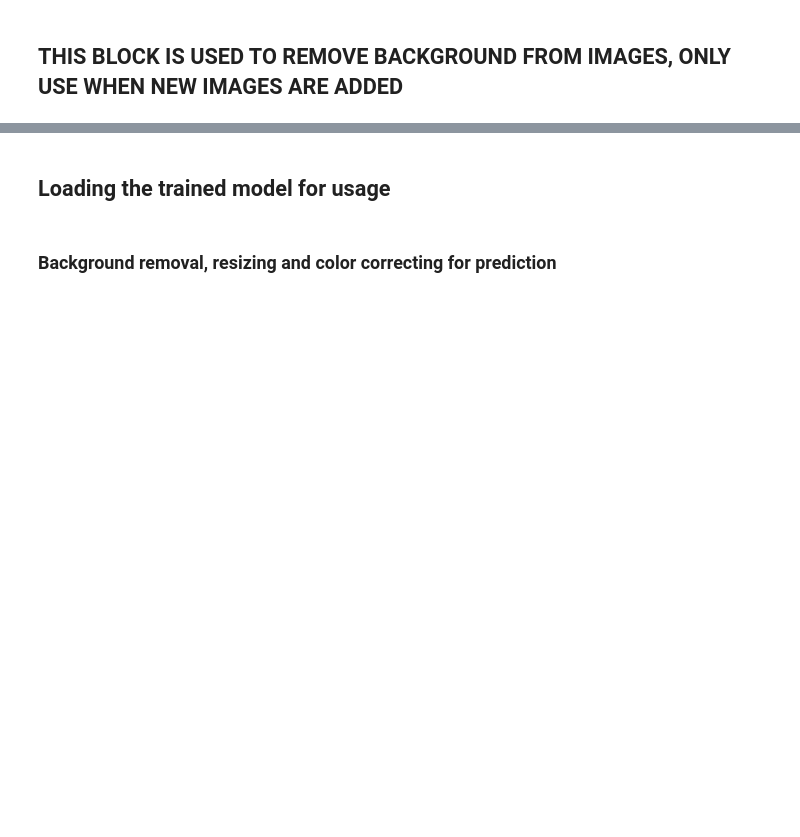
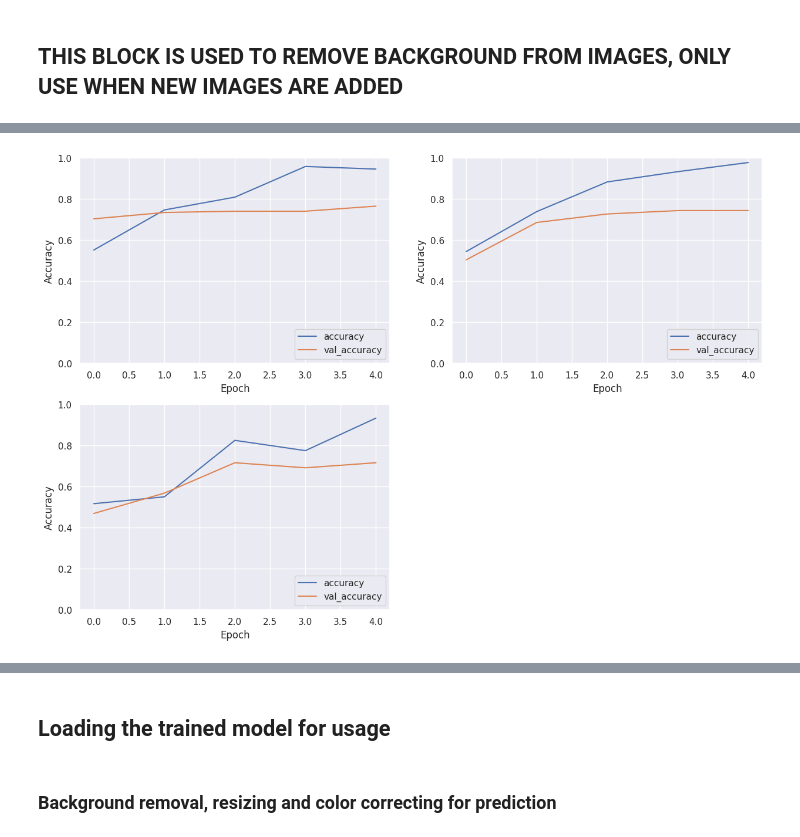
Before and after one commit to ch0ry/AI-Fashion-Discriminator, a Jupyter notebook: AI Fashion Discriminator.ipynb, the cells around one changed output, grey strips where cells are left out. Saved outputs shown, nothing was run; the diff lists cells and outputs as text; code cells hidden in the pictures; blank space fills up the shorter version.

```diff
--- a/AI Fashion Discriminator.ipynb
+++ b/AI Fashion Discriminator.ipynb
@@ -216,10 +229,0 @@ To enable them in other operations, rebuild TensorFlow with the appropriate comp
-# %%
-model.compile(optimizer='adadelta',
-              loss=tf.keras.losses.BinaryCrossentropy(from_logits=True),
-              metrics=['accuracy'])
-
-y_test = np.asarray(y_test)
-
-y_train = np.asarray(y_train)
-history = model.fit(X_train, y_train, epochs=15,
-                    validation_data=(X_test, y_test))
@@ -226,9 +250,15 @@ history = model.fit(X_train, y_train, epochs=15,
 # %%
-plt.plot(history.history['accuracy'], label='accuracy')
-plt.plot(history.history['val_accuracy'], label = 'val_accuracy')
-plt.xlabel('Epoch')
-plt.ylabel('Accuracy')
-plt.ylim([0.5, 1])
-plt.legend(loc='lower right')
+fig = plt.figure(figsize = (15, 10))
+
+for history in histories:
+    fig.add_subplot(2,2, histories.index(history)+1)
+    plt.plot(history.history['accuracy'], label='accuracy')
+    plt.plot(history.history['val_accuracy'], label = 'val_accuracy')
+    plt.xlabel('Epoch')
+    plt.ylabel('Accuracy')
+    plt.ylim([0.0, 1])
+    plt.legend(loc='lower right')
+# %% [output]
+[figure, added]
 # %% [markdown]
 <img src = "accuracy_graph.png" />
```
Also changed, not shown: parts of 24 cells of this notebook, 3 other files.
